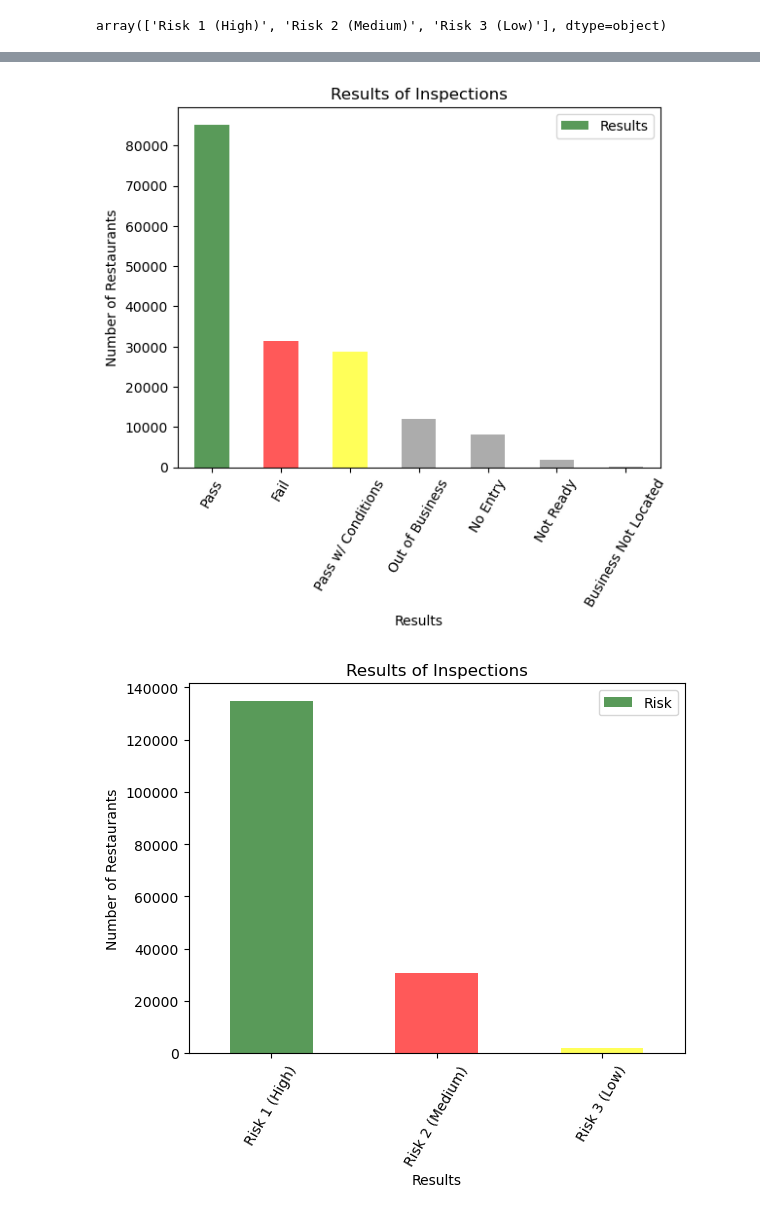
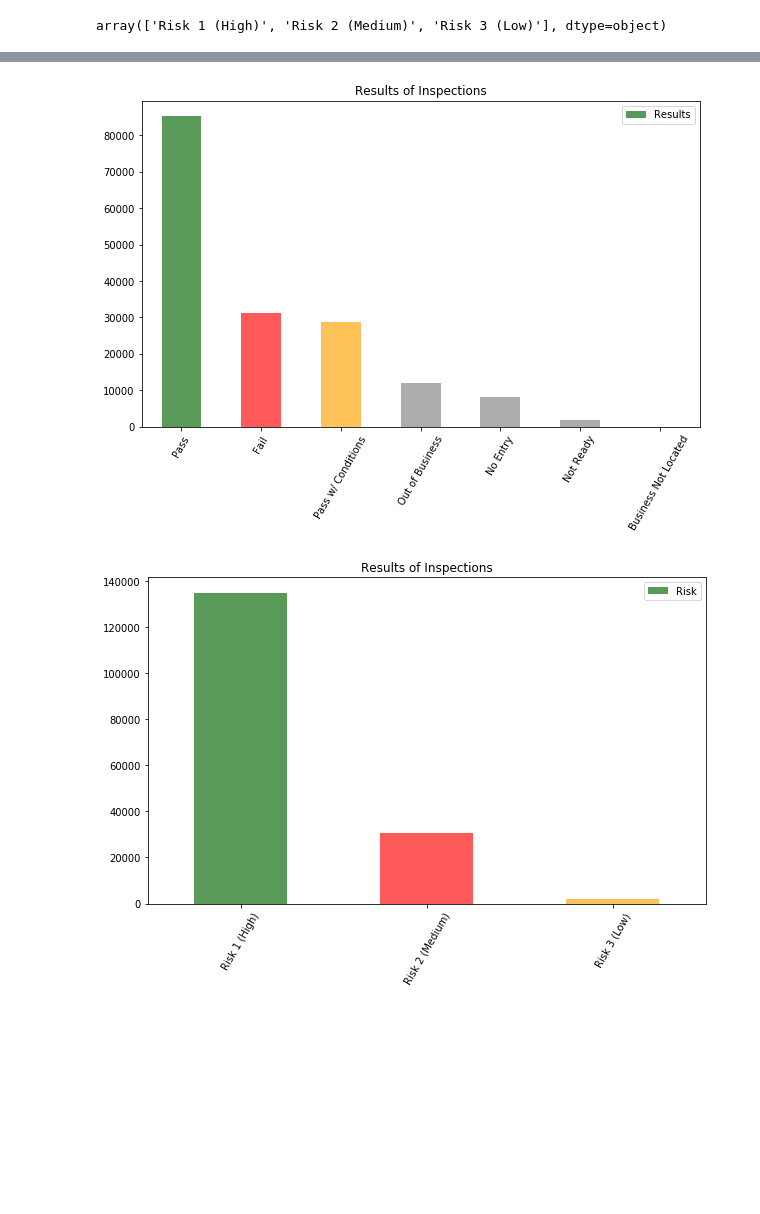
Before and after one commit to flindwall/chicago-food-inspections, a Jupyter notebook: Code/StarterAnalysis.ipynb, the cells around one changed output, grey strips where cells are left out. Saved outputs shown, nothing was run; the diff lists cells and outputs as text; code cells hidden in the pictures; blank space fills up the shorter version.

```diff
--- a/Code/StarterAnalysis.ipynb
+++ b/Code/StarterAnalysis.ipynb
@@ -7,7 +7,7 @@ import warnings
 warnings.filterwarnings('ignore')
 # %%
 # load file
-food_inspections_to_load = "Resources/Food_Inspections.csv"
+food_inspections_to_load = "Food_Inspections.csv"
 
 # read in file and store in dataframe
 food_inspections_df = pd.read_csv(food_inspections_to_load)
@@ -233,27 +233,27 @@ restaurants_df
 # %%
 #Chart the data for results
 results = restaurants_df["Results"].value_counts()
 
-colors=["darkgreen", 'red', 'yellow', 'gray', 'gray', 'gray', 'gray']
+colors=["darkgreen", 'red', 'orange', 'gray', 'gray', 'gray', 'gray']
 
-results.plot(kind="bar", xlabel = "Results", ylabel = "Number of Restaurants", title="Results of Inspections",
-             color=colors, alpha=0.65, rot=60, legend=True)
+results.plot(kind="bar",  title="Results of Inspections",
+             color=colors, alpha=0.65, rot=60, legend=True, figsize = (10,6))
 
 # Save the figure
 #plt.savefig("/Outputs/resultsofinspection.png", bbox_inches="tight")
 
 plt.show()
 # %% [output]
-[figure, old version]
+[figure, new version]
 # %%
 #Chart the data for results
 risk_group = restaurants_df["Risk"].value_counts()
 
-colors=["darkgreen", 'red', 'yellow']
+colors=["darkgreen", 'red', 'orange']
 
-risk_group.plot(kind="bar", xlabel = "Results", ylabel = "Number of Restaurants", title="Results of Inspections",
-             color=colors, alpha=0.65, rot=60, legend=True)
+risk_group.plot(kind="bar",  title="Results of Inspections",
+             color=colors, alpha=0.65, rot=60, legend=True, figsize = (10, 6))
 
 plt.show()
 # %% [output]
-[figure, old version]
+[figure, new version]
```
Also changed, not shown: parts of 18 cells of this notebook.
